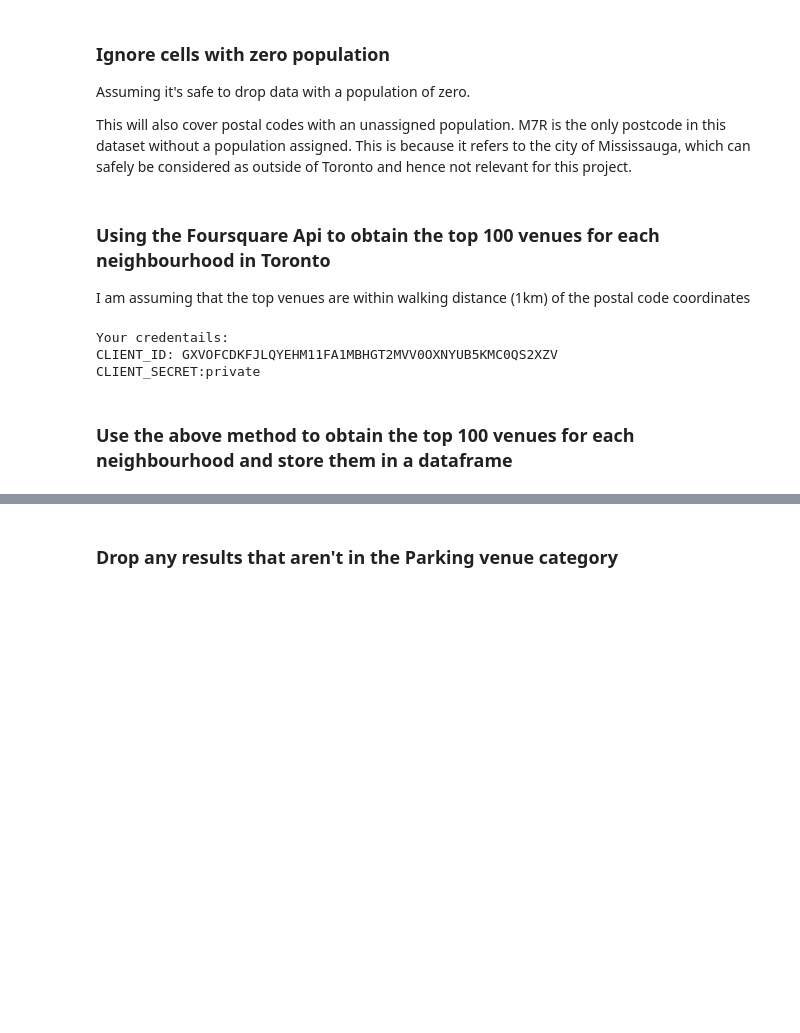
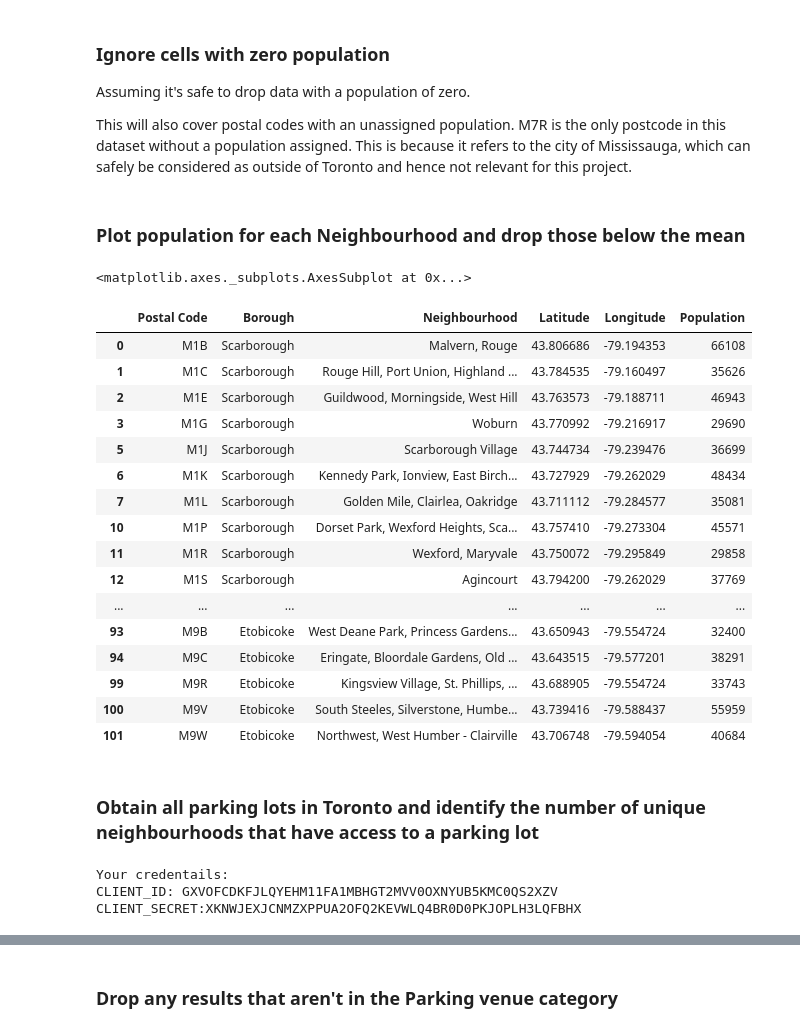
Before and after one commit to slarge1/Coursera_Capstone, a Jupyter notebook: coursera_capstone_final_project.ipynb, the cells around one changed output, grey strips where cells are left out. Saved outputs shown, nothing was run; the diff lists cells and outputs as text; code cells hidden in the pictures; blank space fills up the shorter version.

```diff
--- a/coursera_capstone_final_project.ipynb
+++ b/coursera_capstone_final_project.ipynb
@@ -92,13 +92,41 @@ df_pc.head()
 <p>This will also cover postal codes with an unassigned population. M7R is the only postcode in this dataset without a population assigned. This is because it refers to the city of Mississauga, which can safely be considered as outside of Toronto and hence not relevant for this project. </p>
 # %%
 df_pc.drop(df_pc[df_pc['Population']==0].index,axis=0, inplace=True)
-# %% [markdown]
-<h3> Using the Foursquare Api to obtain the top 100 venues for each neighbourhood in Toronto </h3>
-<p> I am assuming that the top venues are within walking distance (1km) of the postal code coordinates </p>
+# %% [markdown]
+<h3> Plot population for each Neighbourhood and drop those below the mean </h3>
+# %%
+from matplotlib.pyplot import figure
+df_pc.plot(x="Neighbourhood", y="Population", kind="bar", figsize=(15,5))
+# %% [output]
+<matplotlib.axes._subplots.AxesSubplot at 0x...>
+# %%
+population_mean = df_pc["Population"].mean()
+df_pc = df_pc[df_pc.Population > population_mean]
+df_pc
+# %% [output]
+|  | Postal Code | Borough | Neighbourhood | Latitude | Longitude | Population |
+| 0 | M1B | Scarborough | Malvern, Rouge | 43.806686 | -79.194353 | 66108 |
+| 1 | M1C | Scarborough | Rouge Hill, Port Union, Highland ... | 43.784535 | -79.160497 | 35626 |
+| 2 | M1E | Scarborough | Guildwood, Morningside, West Hill | 43.763573 | -79.188711 | 46943 |
+| 3 | M1G | Scarborough | Woburn | 43.770992 | -79.216917 | 29690 |
+| 5 | M1J | Scarborough | Scarborough Village | 43.744734 | -79.239476 | 36699 |
+| 6 | M1K | Scarborough | Kennedy Park, Ionview, East Birch... | 43.727929 | -79.262029 | 48434 |
+| 7 | M1L | Scarborough | Golden Mile, Clairlea, Oakridge | 43.711112 | -79.284577 | 35081 |
+| 10 | M1P | Scarborough | Dorset Park, Wexford Heights, Sca... | 43.757410 | -79.273304 | 45571 |
+| 11 | M1R | Scarborough | Wexford, Maryvale | 43.750072 | -79.295849 | 29858 |
+| 12 | M1S | Scarborough | Agincourt | 43.794200 | -79.262029 | 37769 |
+| ... | ... | ... | ... | ... | ... | ... |
+| 93 | M9B | Etobicoke | West Deane Park, Princess Gardens... | 43.650943 | -79.554724 | 32400 |
+| 94 | M9C | Etobicoke | Eringate, Bloordale Gardens, Old ... | 43.643515 | -79.577201 | 38291 |
+| 99 | M9R | Etobicoke | Kingsview Village, St. Phillips, ... | 43.688905 | -79.554724 | 33743 |
+| 100 | M9V | Etobicoke | South Steeles, Silverstone, Humbe... | 43.739416 | -79.588437 | 55959 |
+| 101 | M9W | Etobicoke | Northwest, West Humber - Clairville | 43.706748 | -79.594054 | 40684 |
+# %% [markdown]
+<h3> Obtain all parking lots in Toronto and identify the number of unique neighbourhoods that have access to a parking lot </h3>
 # %%
 CLIENT_ID = 'GXVOFCDKFJLQYEHM11FA1MBHGT2MVV0OXNYUB5KMC0QS2XZV'
-CLIENT_SECRET = 'private'
-VERSION = '20201408' # Foursquare API version
+CLIENT_SECRET = 'XKNWJEXJCNMZXPPUA2OFQ2KEVWLQ4BR0D0PKJOPLH3LQFBHX'
+VERSION = '20200409' # Foursquare API version
 
 print('Your credentails:')
 print('CLIENT_ID: ' + CLIENT_ID)
@@ -106,4 +134,4 @@ print('CLIENT_SECRET:' + CLIENT_SECRET)
 # %% [output]
 Your credentails:
 CLIENT_ID: GXVOFCDKFJLQYEHM11FA1MBHGT2MVV0OXNYUB5KMC0QS2XZV
-CLIENT_SECRET:private
+CLIENT_SECRET:XKNWJEXJCNMZXPPUA2OFQ2KEVWLQ4BR0D0PKJOPLH3LQFBHX
@@ -150,2 +137,0 @@ def getNearbyVenues(names, latitudes, longitudes, radius=1000, limit=100):
-# %% [markdown]
-<h3> Use the above method to obtain the top 100 venues for each neighbourhood and store them in a dataframe </h3>
```
Also changed, not shown: parts of 40 cells of this notebook, 2 other files.
